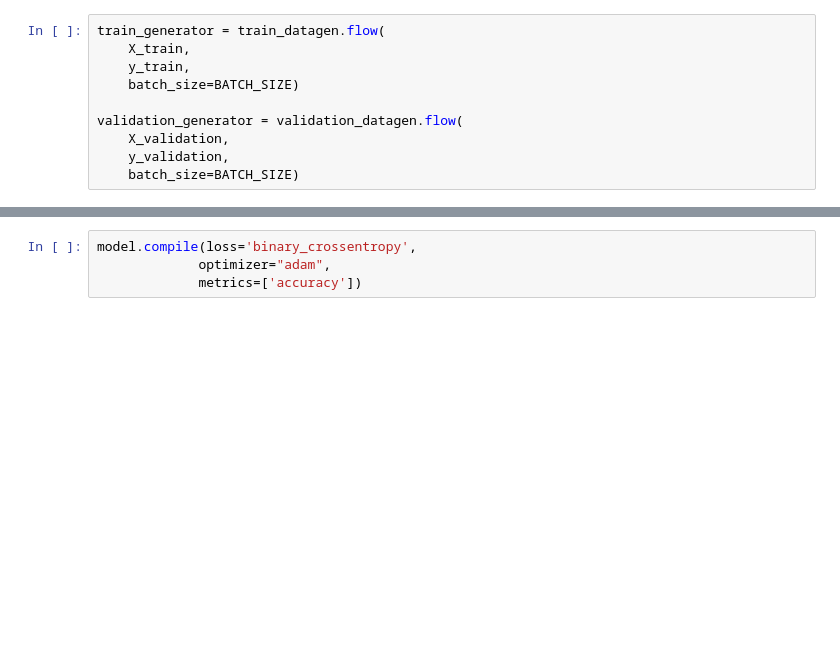
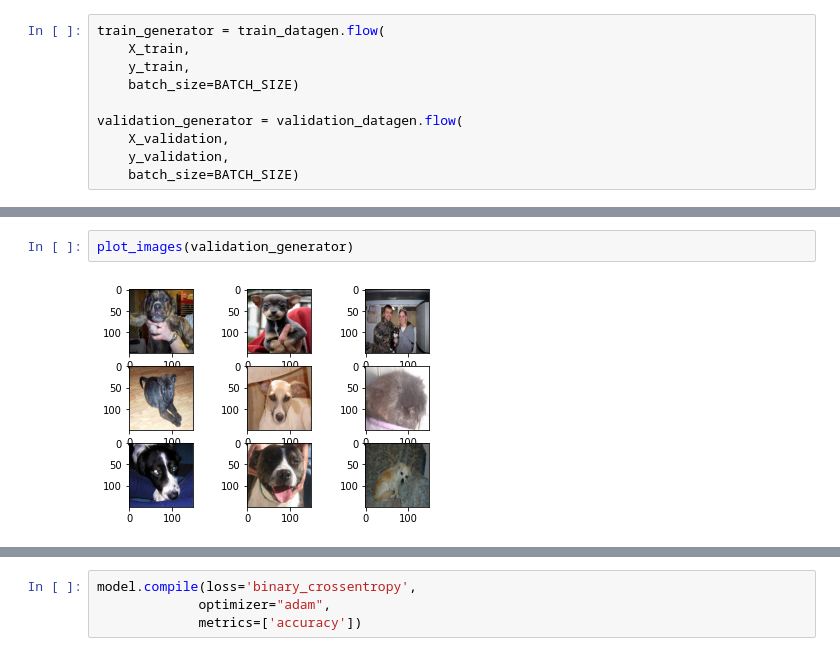
Before and after one commit to InsperCoding/data-augmentation, a Jupyter notebook: classifier.ipynb, the cells around one changed output, grey strips where cells are left out. Drawn from its saved outputs; the diff is of its cells as text; blank space fills up the shorter version.

```diff
--- a/classifier.ipynb
+++ b/classifier.ipynb
@@ -120 +140,5 @@ validation_generator = validation_datagen.flow(
+# %%
+plot_images(validation_generator)
+# %% [output]
+[figure, added]
 # %%
```
Also changed, not shown: parts of 12 cells of this notebook.
